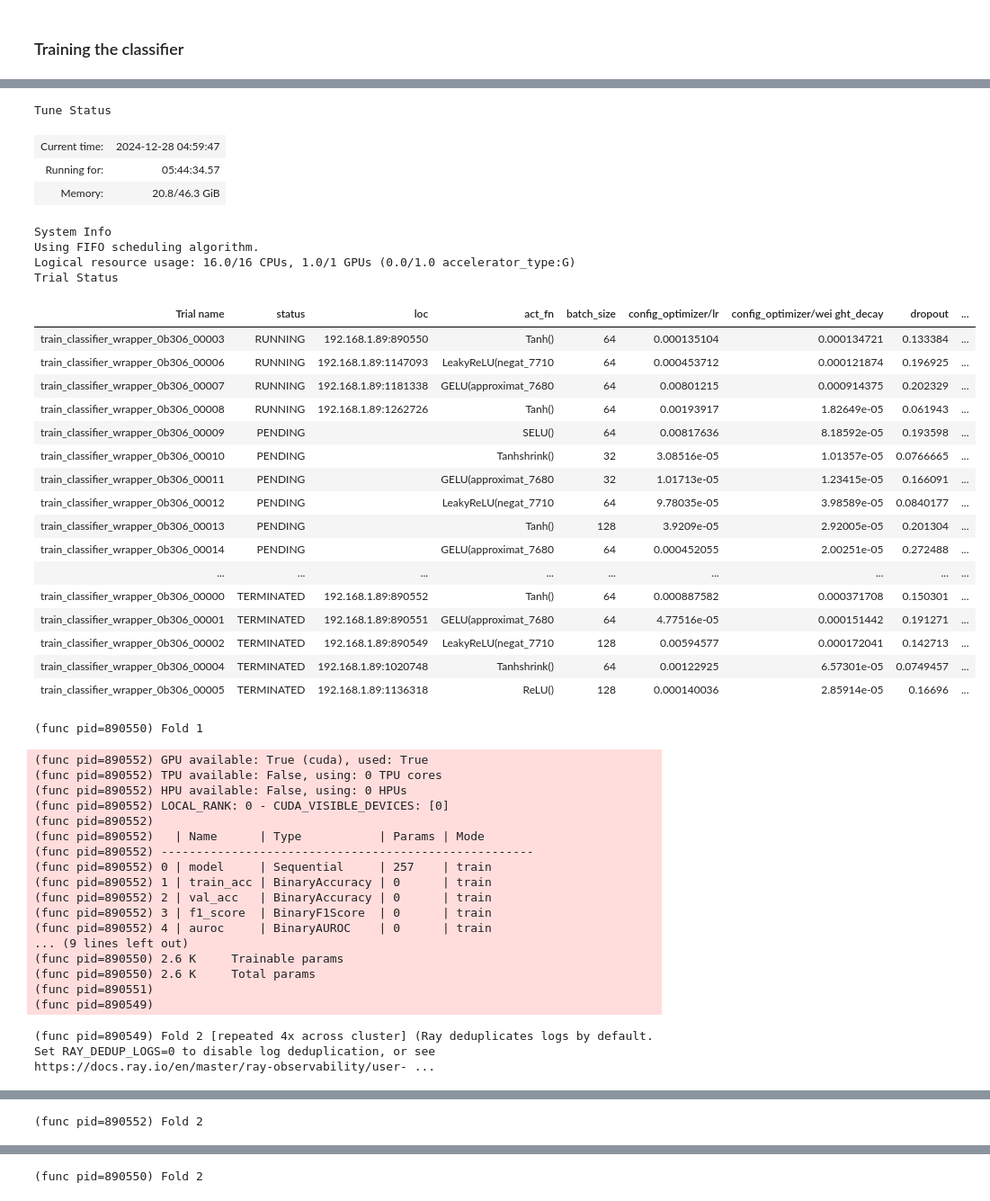
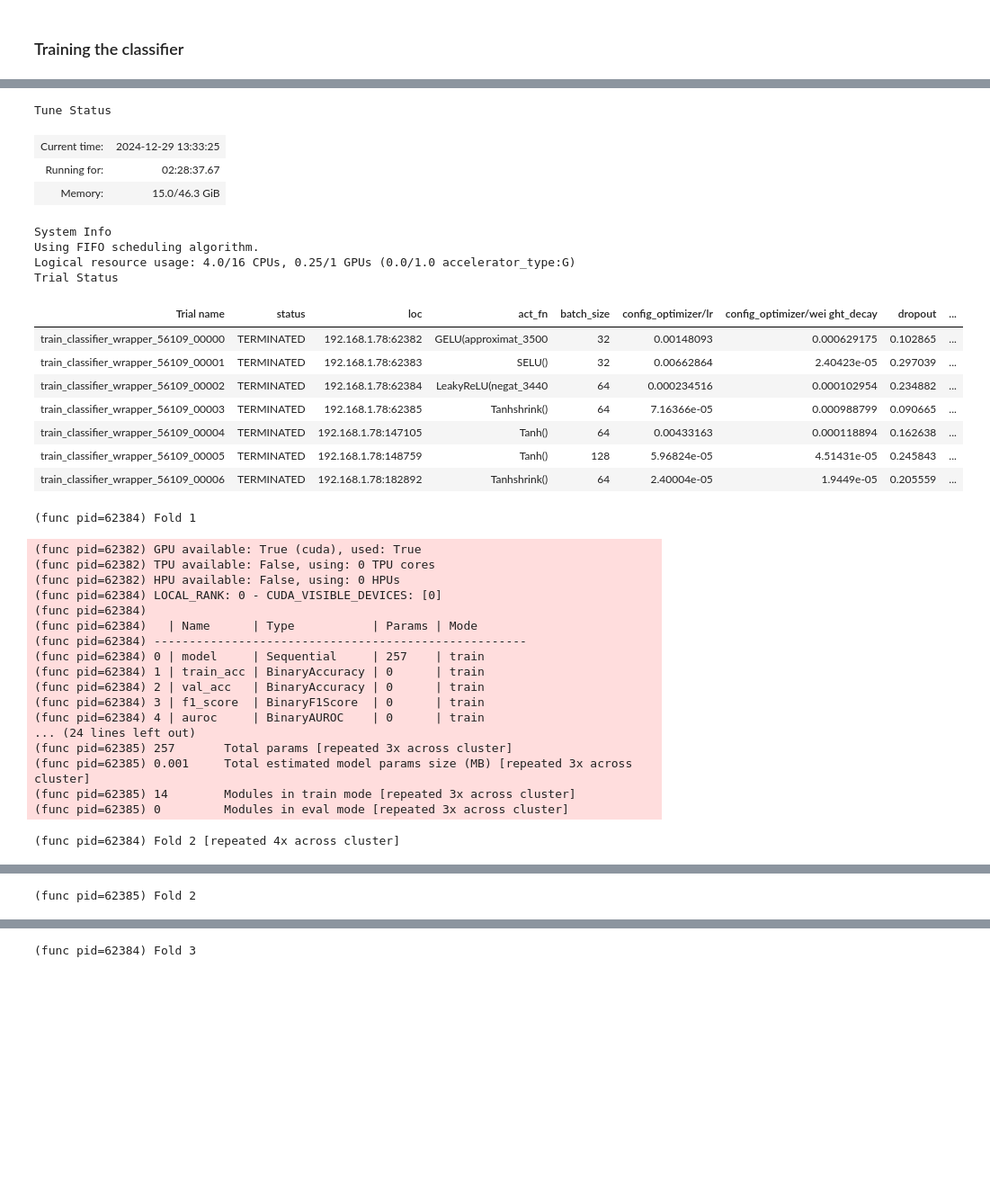
Before and after one commit to lesi-nedo/dm_project24_group_11, a Jupyter notebook: Classification.ipynb, the cells around one changed output, grey strips where cells are left out. Shown at 90% size. Cells and saved outputs as stored; diff of their text form; code cells hidden in the pictures; blank space fills up the shorter version.

```diff
--- a/Classification.ipynb
+++ b/Classification.ipynb
@@ -70,6 +66,6 @@ Error:
 # %%
 
 main_classifier(
-    latent_data=torch.from_numpy(x_balanced), labels=torch.from_numpy(y_balanced.to_numpy()),
-    num_samples=20, max_num_epochs=50)
+    data=torch.from_numpy(x_balanced), labels=torch.from_numpy(y_balanced.to_numpy()),
+    num_samples=7, max_num_epochs=10)
 # %% [output]
@@ -78,44 +74,35 @@ main_classifier(
 Tune Status
-| Current time: | 2024-12-28 04:59:47 |
-| Running for: | 05:44:34.57 |
-| Memory: | 20.8/46.3 GiB |
+| Current time: | 2024-12-29 13:33:25 |
+| Running for: | 02:28:37.67 |
+| Memory: | 15.0/46.3 GiB |
 System Info
 Using FIFO scheduling algorithm.
-Logical resource usage: 16.0/16 CPUs, 1.0/1 GPUs (0.0/1.0 accelerator_type:G)
+Logical resource usage: 4.0/16 CPUs, 0.25/1 GPUs (0.0/1.0 accelerator_type:G)
 Trial Status
 | Trial name | status | loc | act_fn | batch_size | config_optimizer/lr | config_optimizer/wei ght_decay | dropout | ... |
-| train_classifier_wrapper_0b306_00003 | RUNNING | 192.168.1.89:890550 | Tanh() | 64 | 0.000135104 | 0.000134721 | 0.133384 | ... |
-| train_classifier_wrapper_0b306_00006 | RUNNING | 192.168.1.89:1147093 | LeakyReLU(negat_7710 | 64 | 0.000453712 | 0.000121874 | 0.196925 | ... |
-| train_classifier_wrapper_0b306_00007 | RUNNING | 192.168.1.89:1181338 | GELU(approximat_7680 | 64 | 0.00801215 | 0.000914375 | 0.202329 | ... |
-| train_classifier_wrapper_0b306_00008 | RUNNING | 192.168.1.89:1262726 | Tanh() | 64 | 0.00193917 | 1.82649e-05 | 0.061943 | ... |
-| train_classifier_wrapper_0b306_00009 | PENDING |  | SELU() | 64 | 0.00817636 | 8.18592e-05 | 0.193598 | ... |
-| train_classifier_wrapper_0b306_00010 | PENDING |  | Tanhshrink() | 32 | 3.08516e-05 | 1.01357e-05 | 0.0766665 | ... |
-| train_classifier_wrapper_0b306_00011 | PENDING |  | GELU(approximat_7680 | 32 | 1.01713e-05 | 1.23415e-05 | 0.166091 | ... |
-| train_classifier_wrapper_0b306_00012 | PENDING |  | LeakyReLU(negat_7710 | 64 | 9.78035e-05 | 3.98589e-05 | 0.0840177 | ... |
-| train_classifier_wrapper_0b306_00013 | PENDING |  | Tanh() | 128 | 3.9209e-05 | 2.92005e-05 | 0.201304 | ... |
-| train_classifier_wrapper_0b306_00014 | PENDING |  | GELU(approximat_7680 | 64 | 0.000452055 | 2.00251e-05 | 0.272488 | ... |
-| ... | ... | ... | ... | ... | ... | ... | ... | ... |
-| train_classifier_wrapper_0b306_00000 | TERMINATED | 192.168.1.89:890552 | Tanh() | 64 | 0.000887582 | 0.000371708 | 0.150301 | ... |
-| train_classifier_wrapper_0b306_00001 | TERMINATED | 192.168.1.89:890551 | GELU(approximat_7680 | 64 | 4.77516e-05 | 0.000151442 | 0.191271 | ... |
-| train_classifier_wrapper_0b306_00002 | TERMINATED | 192.168.1.89:890549 | LeakyReLU(negat_7710 | 128 | 0.00594577 | 0.000172041 | 0.142713 | ... |
-| train_classifier_wrapper_0b306_00004 | TERMINATED | 192.168.1.89:1020748 | Tanhshrink() | 64 | 0.00122925 | 6.57301e-05 | 0.0749457 | ... |
-| train_classifier_wrapper_0b306_00005 | TERMINATED | 192.168.1.89:1136318 | ReLU() | 128 | 0.000140036 | 2.85914e-05 | 0.16696 | ... |
+| train_classifier_wrapper_56109_00000 | TERMINATED | 192.168.1.78:62382 | GELU(approximat_3500 | 32 | 0.00148093 | 0.000629175 | 0.102865 | ... |
+| train_classifier_wrapper_56109_00001 | TERMINATED | 192.168.1.78:62383 | SELU() | 32 | 0.00662864 | 2.40423e-05 | 0.297039 | ... |
+| train_classifier_wrapper_56109_00002 | TERMINATED | 192.168.1.78:62384 | LeakyReLU(negat_3440 | 64 | 0.000234516 | 0.000102954 | 0.234882 | ... |
+| train_classifier_wrapper_56109_00003 | TERMINATED | 192.168.1.78:62385 | Tanhshrink() | 64 | 7.16366e-05 | 0.000988799 | 0.090665 | ... |
+| train_classifier_wrapper_56109_00004 | TERMINATED | 192.168.1.78:147105 | Tanh() | 64 | 0.00433163 | 0.000118894 | 0.162638 | ... |
+| train_classifier_wrapper_56109_00005 | TERMINATED | 192.168.1.78:148759 | Tanh() | 128 | 5.96824e-05 | 4.51431e-05 | 0.245843 | ... |
+| train_classifier_wrapper_56109_00006 | TERMINATED | 192.168.1.78:182892 | Tanhshrink() | 64 | 2.40004e-05 | 1.9449e-05 | 0.205559 | ... |
-(func pid=890550) Fold 1
+(func pid=62384) Fold 1
-(func pid=890552) GPU available: True (cuda), used: True
-(func pid=890552) TPU available: False, using: 0 TPU cores
-(func pid=890552) HPU available: False, using: 0 HPUs
-(func pid=890552) LOCAL_RANK: 0 - CUDA_VISIBLE_DEVICES: [0]
-(func pid=890552)
-(func pid=890552)   | Name      | Type           | Params | Mode
-(func pid=890552) -----------------------------------------------------
-(func pid=890552) 0 | model     | Sequential     | 257    | train
-(func pid=890552) 1 | train_acc | BinaryAccuracy | 0      | train
-(func pid=890552) 2 | val_acc   | BinaryAccuracy | 0      | train
-(func pid=890552) 3 | f1_score  | BinaryF1Score  | 0      | train
-(func pid=890552) 4 | auroc     | BinaryAUROC    | 0      | train
-... (9 lines left out)
-(func pid=890550) 2.6 K     Trainable params
-(func pid=890550) 2.6 K     Total params
-(func pid=890551)
-(func pid=890549)
+(func pid=62382) GPU available: True (cuda), used: True
+(func pid=62382) TPU available: False, using: 0 TPU cores
+(func pid=62382) HPU available: False, using: 0 HPUs
+(func pid=62384) LOCAL_RANK: 0 - CUDA_VISIBLE_DEVICES: [0]
+(func pid=62384)
+(func pid=62384)   | Name      | Type           | Params | Mode
+(func pid=62384) -----------------------------------------------------
+(func pid=62384) 0 | model     | Sequential     | 257    | train
+(func pid=62384) 1 | train_acc | BinaryAccuracy | 0      | train
+(func pid=62384) 2 | val_acc   | BinaryAccuracy | 0      | train
+(func pid=62384) 3 | f1_score  | BinaryF1Score  | 0      | train
+(func pid=62384) 4 | auroc     | BinaryAUROC    | 0      | train
+... (24 lines left out)
+(func pid=62385) 257       Total params [repeated 3x across cluster]
+(func pid=62385) 0.001     Total estimated model params size (MB) [repeated 3x across cluster]
+(func pid=62385) 14        Modules in train mode [repeated 3x across cluster]
+(func pid=62385) 0         Modules in eval mode [repeated 3x across cluster]
-(func pid=890549) Fold 2 [repeated 4x across cluster] (Ray deduplicates logs by default. Set RAY_DEDUP_LOGS=0 to disable log deduplication, or see https://docs.ray.io/en/master/ray-observability/user- ...
+(func pid=62384) Fold 2 [repeated 4x across cluster]
@@ -140 +110 @@ Trial Status
-(func pid=890552) Fold 2
+(func pid=62385) Fold 2
@@ -159 +128 @@ Trial Status
-(func pid=890550) Fold 2
+(func pid=62384) Fold 3
```
Also changed, not shown: parts of 3 cells of this notebook, 10 other files.
